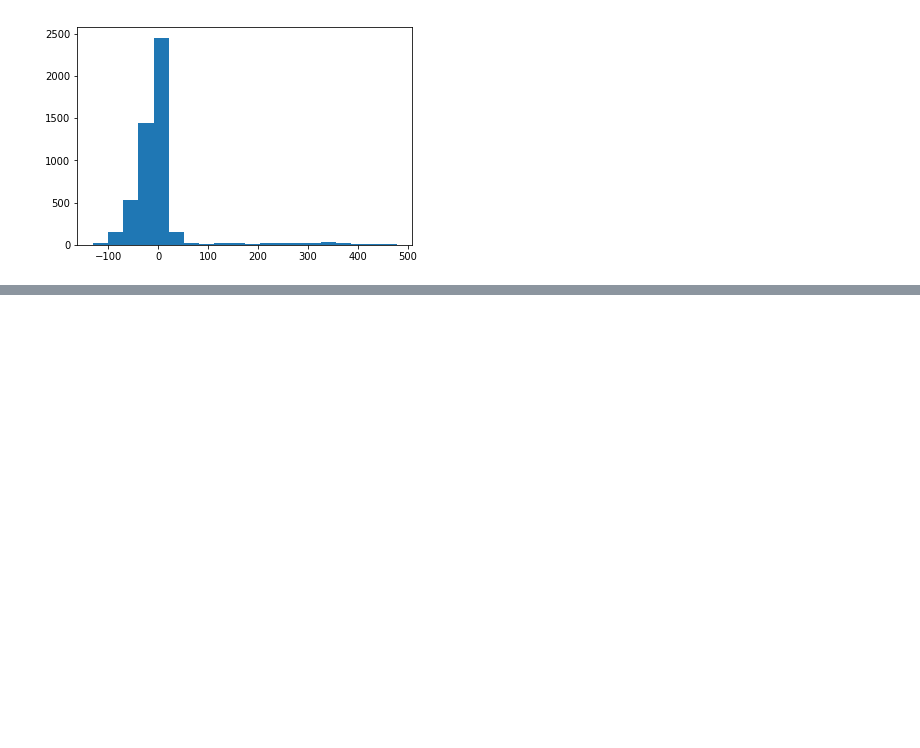
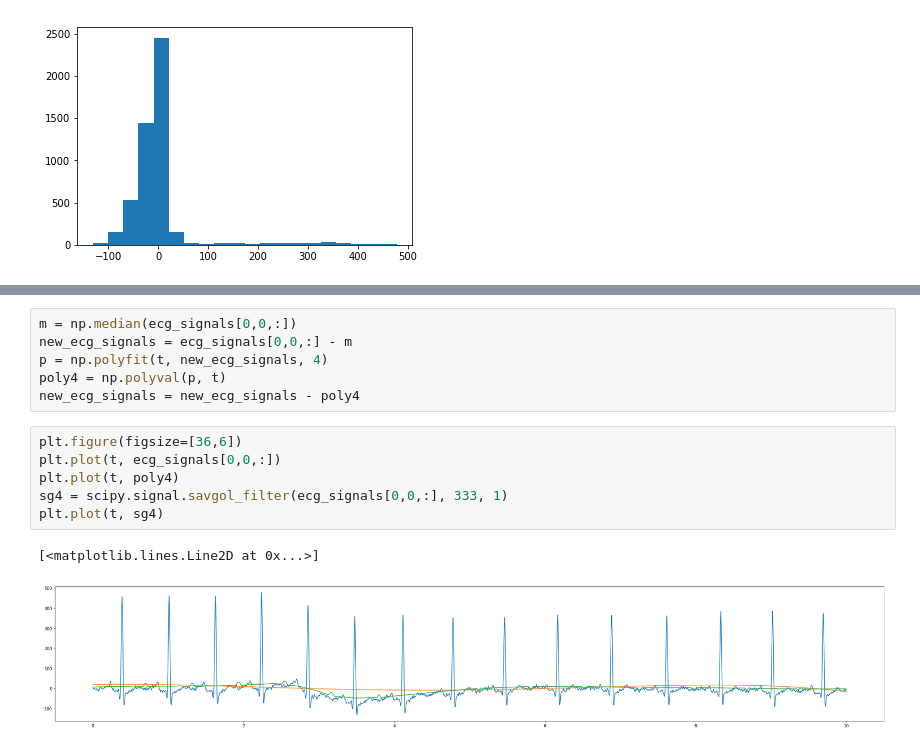
Before and after one commit to Hellinger/ECG-Manlio, a Jupyter notebook: ECG.ipynb, the cells around one changed output, grey strips where cells are left out. Drawn from its saved outputs; the diff is of its cells as text; blank space fills up the shorter version.

```diff
--- a/ECG.ipynb
+++ b/ECG.ipynb
@@ -65,0 +88,15 @@ TypeError: savgol_filter() missing 2 required positional arguments: 'window_leng
+# %%
+m = np.median(ecg_signals[0,0,:])
+new_ecg_signals = ecg_signals[0,0,:] - m
+p = np.polyfit(t, new_ecg_signals, 4)
+poly4 = np.polyval(p, t)
+new_ecg_signals = new_ecg_signals - poly4
+# %%
+plt.figure(figsize=[36,6])
+plt.plot(t, ecg_signals[0,0,:])
+plt.plot(t, poly4)
+sg4 = scipy.signal.savgol_filter(ecg_signals[0,0,:], 333, 1)
+plt.plot(t, sg4)
+# %% [output]
+[<matplotlib.lines.Line2D at 0x...>]
+[figure, added]
```
Also changed, not shown: parts of 6 cells of this notebook.
